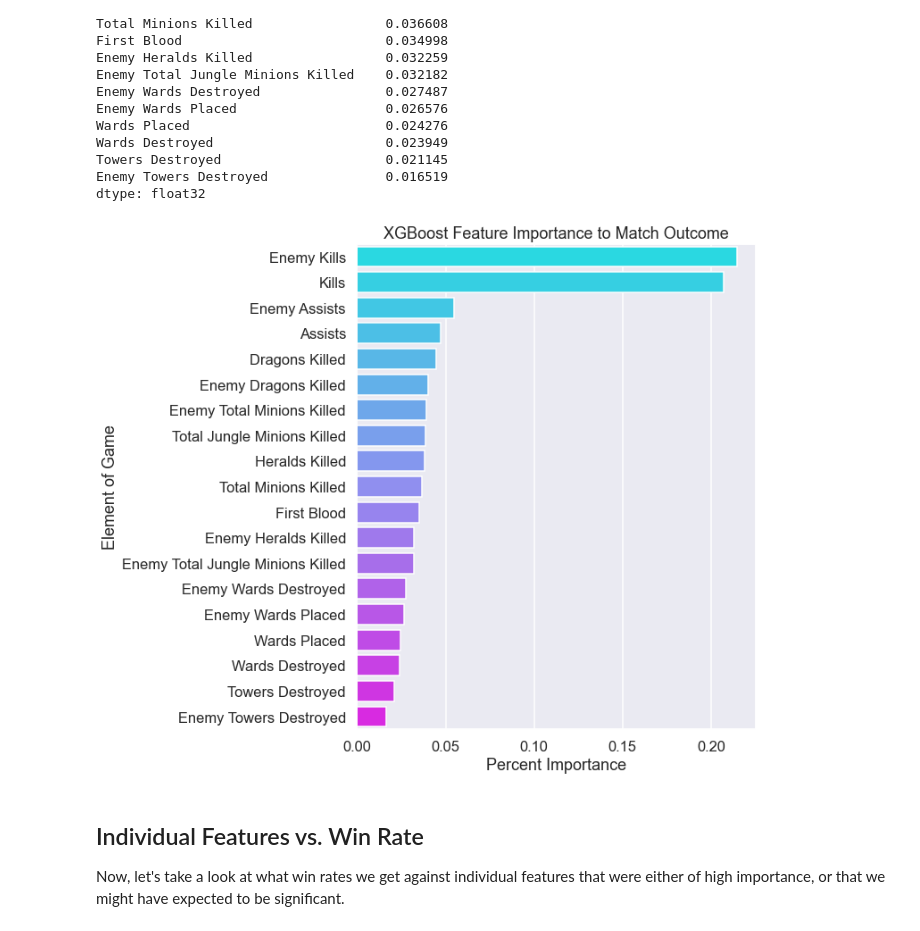
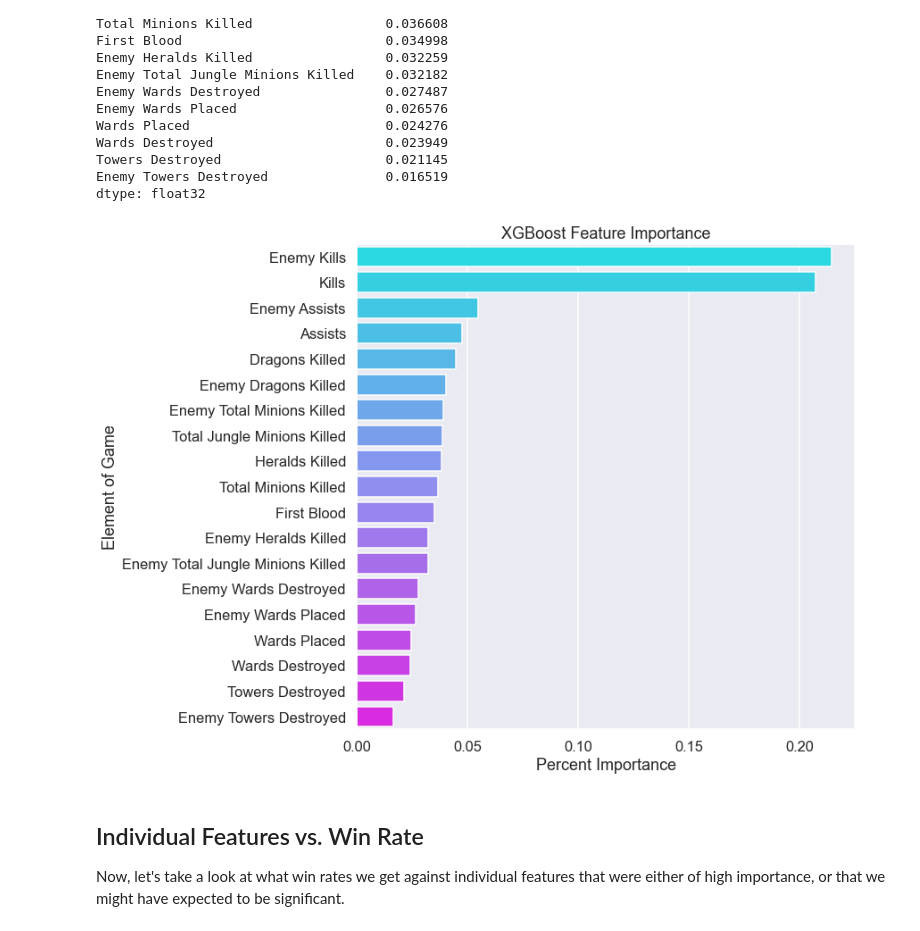
Before and after one commit to ds-leehanjin/league-of-legends-outcome-classification, a Jupyter notebook: notebook_final.ipynb, the cells around one changed output. Cells and saved outputs as stored; diff of their text form; code cells hidden in the pictures.

```diff
--- a/notebook_final.ipynb
+++ b/notebook_final.ipynb
@@ -1209,15 +1213,15 @@ Enemy Towers Destroyed               0.016519
 dtype: float32
 # %%
 # Create bar plot of feature importances.
-fig, ax = plt.subplots(figsize=(8,10))
+fig, ax = plt.subplots(figsize=(10,10))
 
 sns.barplot(x=xgb_importance.values, y=xgb_importance.index, palette='cool', ax=ax, orient='h')
 
-ax.set_title('XGBoost Feature Importance to Match Outcome')
+ax.set_title('XGBoost Feature Importance')
 ax.set_xlabel('Percent Importance')
 ax.set_ylabel('Element of Game');
 # %% [output]
-[figure, old version]
+[figure, new version]
 # %% [markdown]
 ## Individual Features vs. Win Rate
 
```
Also changed, not shown: parts of 9 cells of this notebook, 1 other file.
